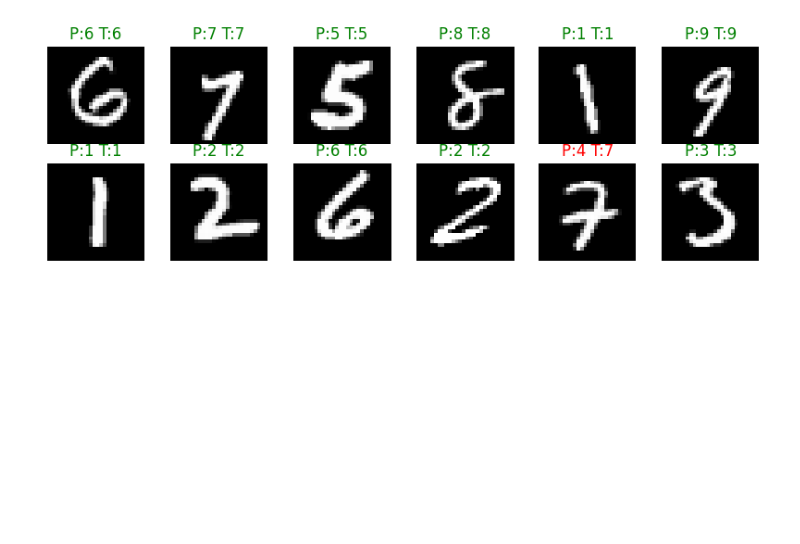
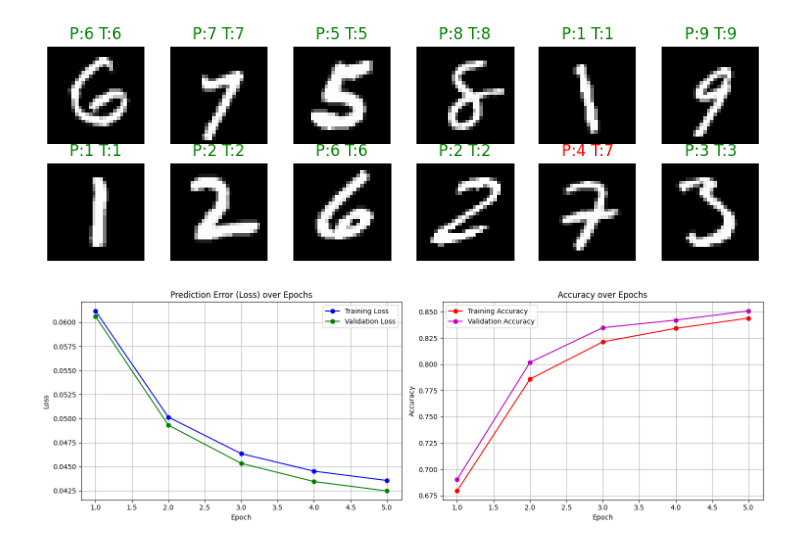
Before and after one commit to dagemawinegash/predictive-coding-image-classifier, a Jupyter notebook: predictive_coding.ipynb, the cells around one changed output. Cells and saved outputs as stored; diff of their text form; code cells hidden in the pictures; blank space fills up the shorter version.

Commit message:
plot training and validation metrics over epochs - Plotted training and validation loss to visualize prediction error over epochs - Plotted training and validation accuracy to track model performance

```diff
--- a/predictive_coding.ipynb
+++ b/predictive_coding.ipynb
@@ -325,3 +325,30 @@ for i in range(12):
 plt.show()
 # %% [output]
 [figure]
+# %%
+plt.figure(figsize=(15, 5))
+
+# Prediction Error (Loss)
+plt.subplot(1, 2, 1)
+plt.plot(range(1, num_epochs + 1), train_losses, 'b-o', label='Training Loss')
+plt.plot(range(1, num_epochs + 1), val_losses, 'g-o', label='Validation Loss')
+plt.title('Prediction Error (Loss) over Epochs')
+plt.xlabel('Epoch')
+plt.ylabel('Loss')
+plt.grid(True)
+plt.legend()
+
+# Accuracy
+plt.subplot(1, 2, 2)
+plt.plot(range(1, num_epochs + 1), train_accuracies, 'r-o', label='Training Accuracy')
+plt.plot(range(1, num_epochs + 1), val_accuracies, 'm-o', label='Validation Accuracy')
+plt.title('Accuracy over Epochs')
+plt.xlabel('Epoch')
+plt.ylabel('Accuracy')
+plt.grid(True)
+plt.legend()
+
+plt.tight_layout()
+plt.show()
+# %% [output]
+[figure, added]
```
